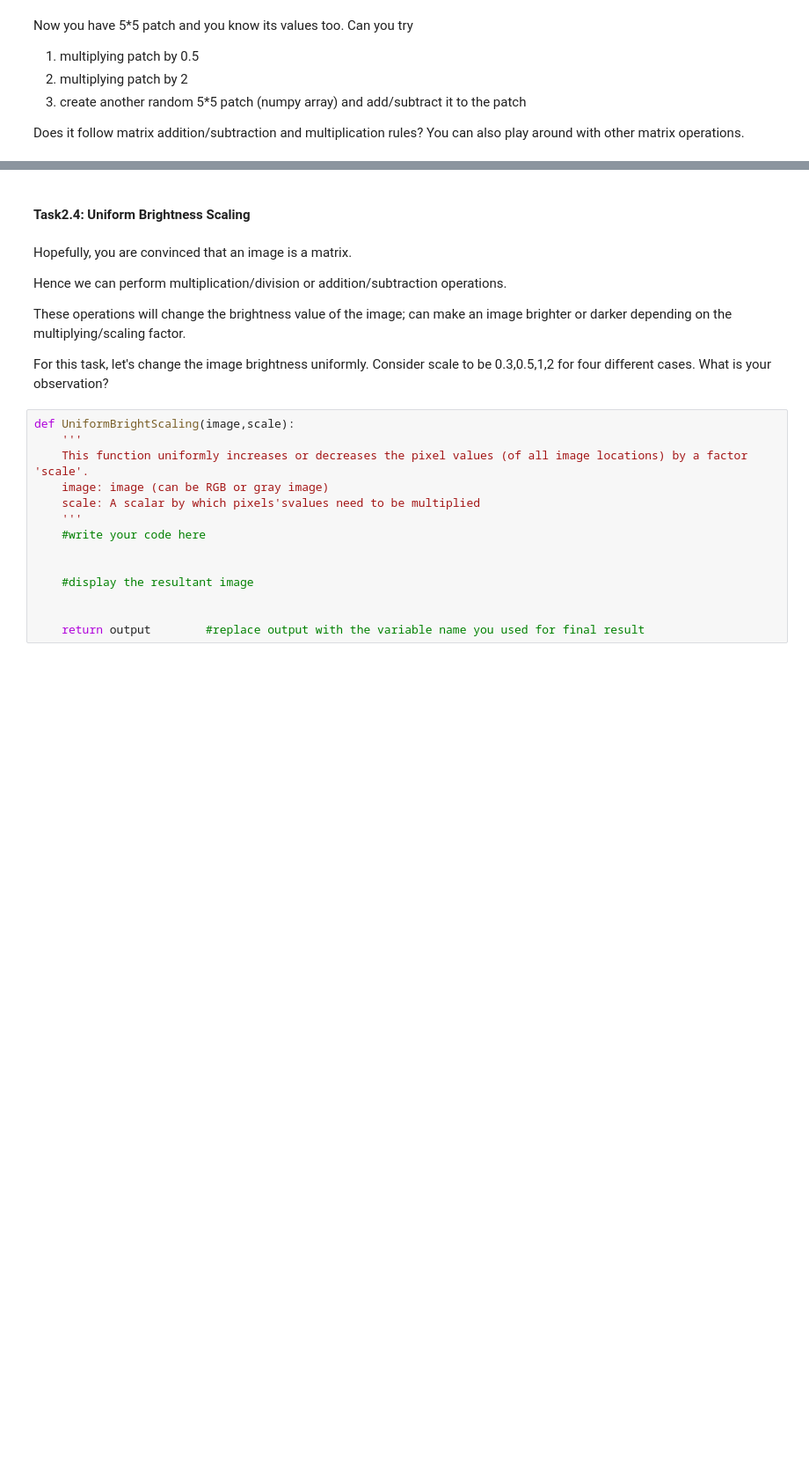
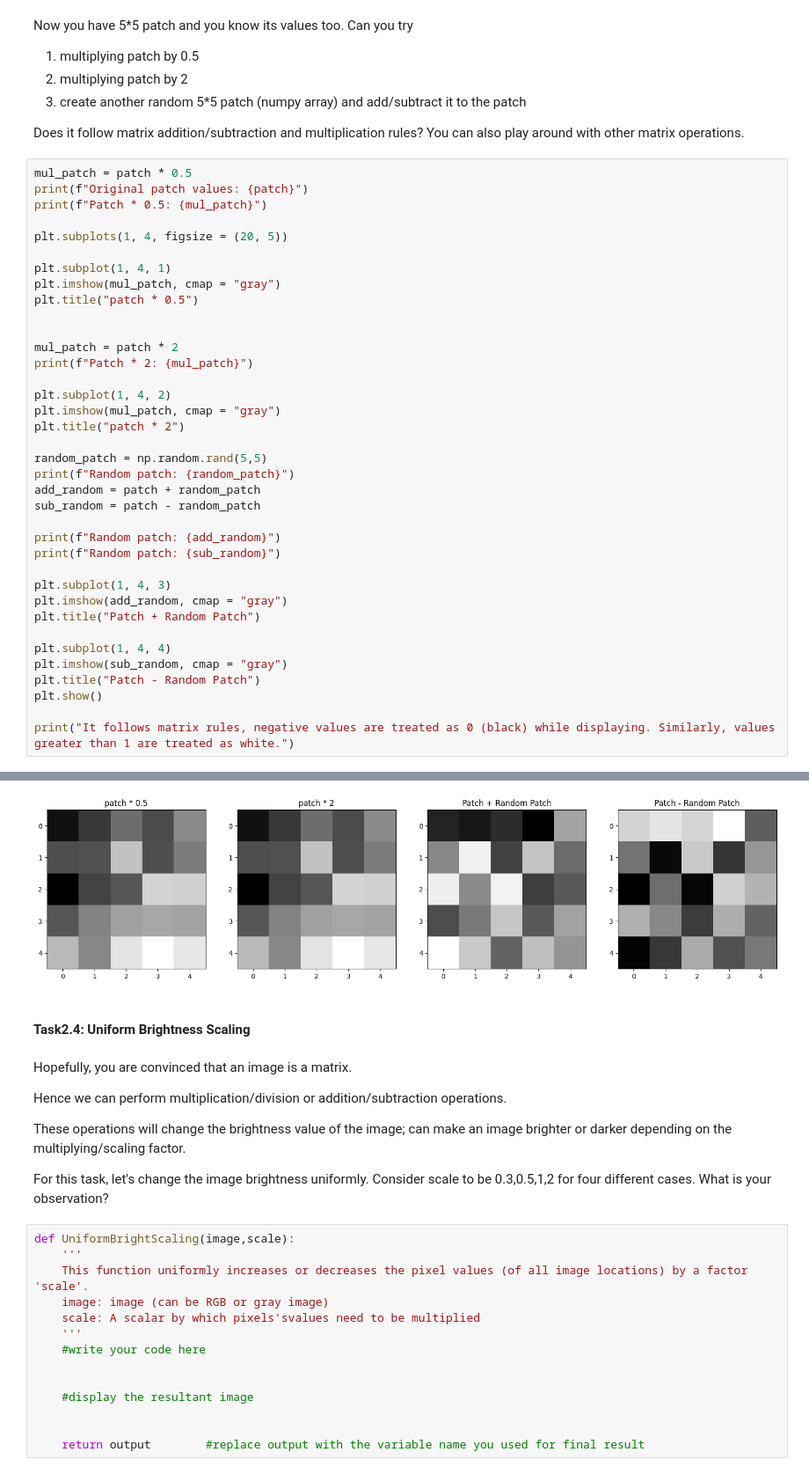
Before and after one commit to KaranKishoreD/firstrepo, a Jupyter notebook: Tutorials/Tutorial-1/Basics_of_Image_Processing_Tutorial_final.ipynb, the cells around one changed output, grey strips where cells are left out. Shown at 88% size. Saved outputs shown, nothing was run; the diff lists cells and outputs as text; blank space fills up the shorter version.

```diff
--- a/Tutorials/Tutorial-1/Basics_of_Image_Processing_Tutorial_final.ipynb
+++ b/Tutorials/Tutorial-1/Basics_of_Image_Processing_Tutorial_final.ipynb
@@ -246,3 +255,41 @@ Now you have 5*5 patch and you know its values too. Can you try
 3. create another random 5*5 patch (numpy array) and add/subtract it to the patch
 
 Does it follow matrix addition/subtraction and multiplication rules? You can also play around with other matrix operations.
+# %%
+mul_patch = patch * 0.5
+print(f"Original patch values: {patch}")
+print(f"Patch * 0.5: {mul_patch}")
+
+plt.subplots(1, 4, figsize = (20, 5))
+
+plt.subplot(1, 4, 1)
+plt.imshow(mul_patch, cmap = "gray")
+plt.title("patch * 0.5")
+
+
+mul_patch = patch * 2
+print(f"Patch * 2: {mul_patch}")
+
+plt.subplot(1, 4, 2)
+plt.imshow(mul_patch, cmap = "gray")
+plt.title("patch * 2")
+
+random_patch = np.random.rand(5,5)
+print(f"Random patch: {random_patch}")
+add_random = patch + random_patch
+sub_random = patch - random_patch
+
+print(f"Random patch: {add_random}")
+print(f"Random patch: {sub_random}")
+
+plt.subplot(1, 4, 3)
+plt.imshow(add_random, cmap = "gray")
+plt.title("Patch + Random Patch")
+
+plt.subplot(1, 4, 4)
+plt.imshow(sub_random, cmap = "gray")
+plt.title("Patch - Random Patch")
+plt.show()
+
+print("It follows matrix rules, negative values are treated as 0 (black) while displaying. Similarly, values greater than 1 are treated as white.")
+# %% [output]
@@ -249,3 +313,4 @@ Does it follow matrix addition/subtraction and multiplication rules? You can als
+[figure, added]
 # %% [markdown]
 #### Task2.4: Uniform Brightness Scaling
 # %% [markdown]
```
Also changed, not shown: parts of 3 cells of this notebook.
